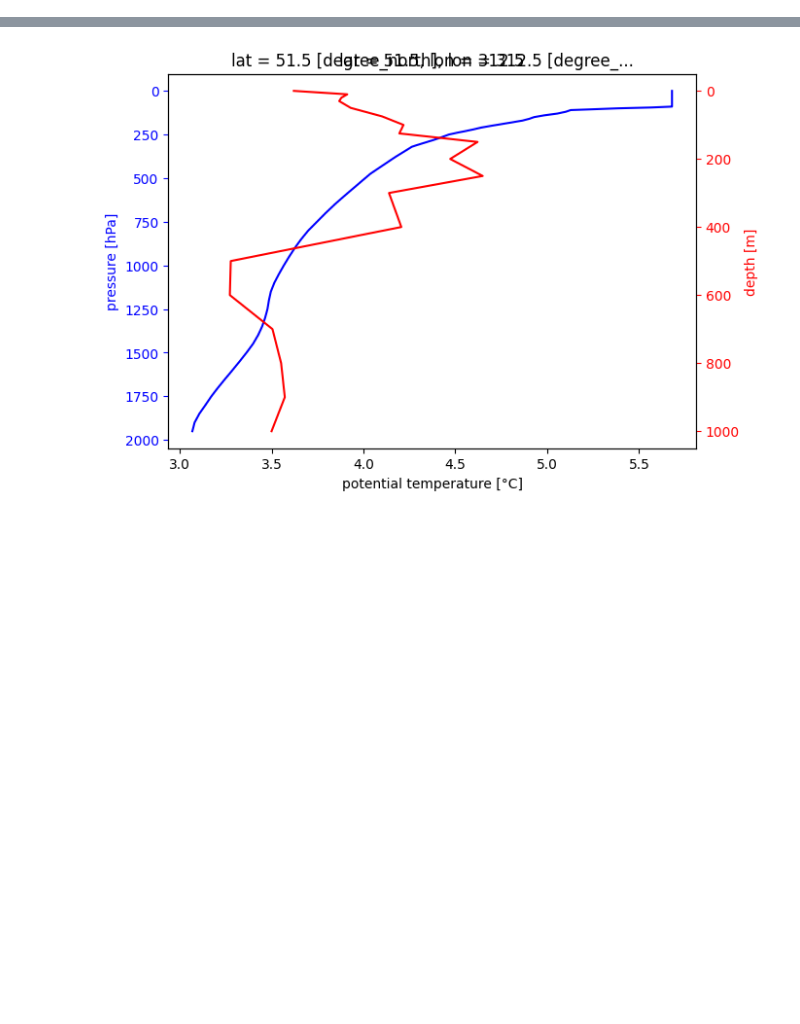
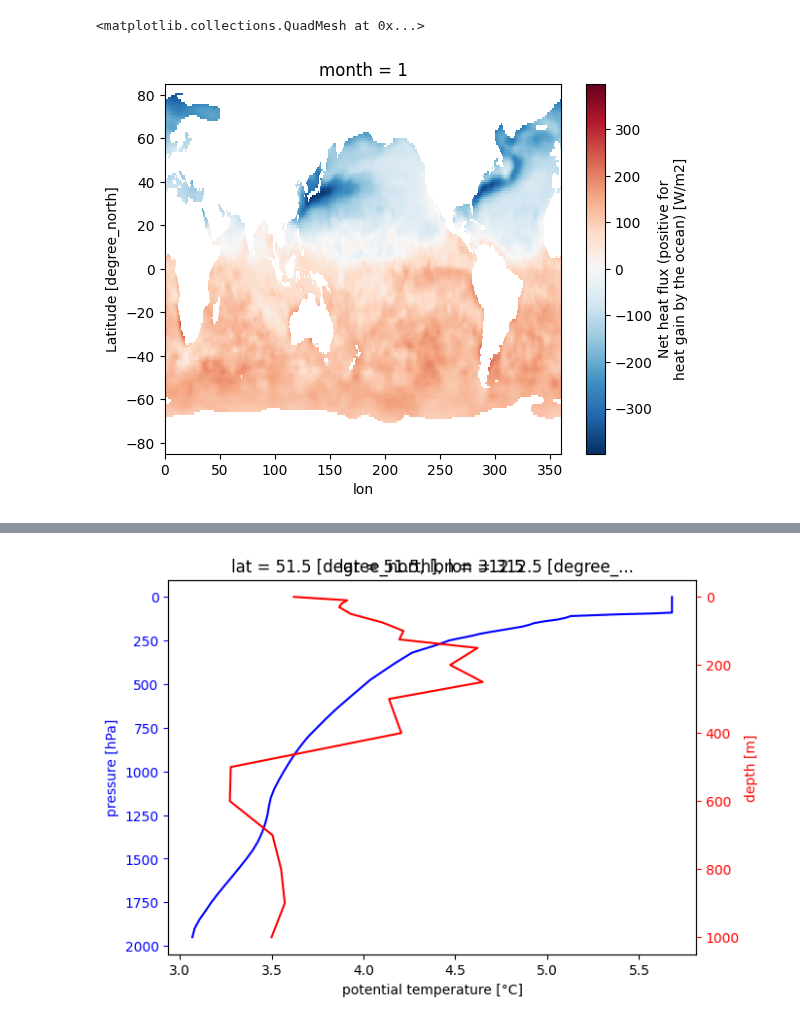
Before and after one commit to JRethemeier/Thermohaline-Circulation, a Jupyter notebook: Assignment2/Assignment2.ipynb, the cells around one changed output, grey strips where cells are left out. Cells and saved outputs as stored; diff of their text form; code cells hidden in the pictures; blank space fills up the shorter version.

```diff
--- a/Assignment2/Assignment2.ipynb
+++ b/Assignment2/Assignment2.ipynb
@@ -56,3 +65,8 @@ def basemap(ax):
                 y_inline=False, x_inline=False
         ) # Labels for  the coordinates are not within the map, but outside
         return ax
+# %%
+oa_heat_flux.heatflux.sel(month=1).plot()
+# %% [output]
+<matplotlib.collections.QuadMesh at 0x...>
+[figure, added]
```
Also changed, not shown: parts of 33 cells of this notebook.
